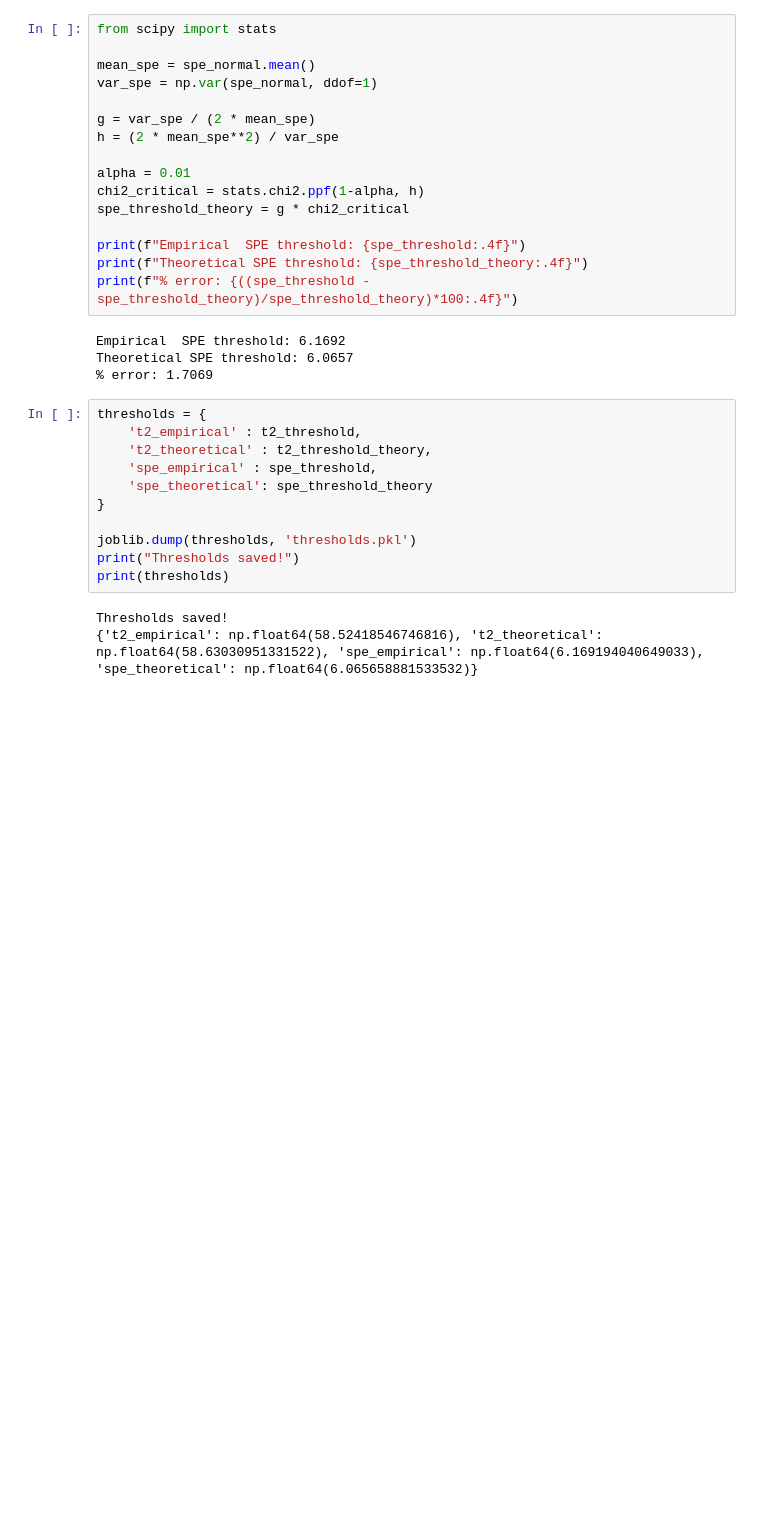
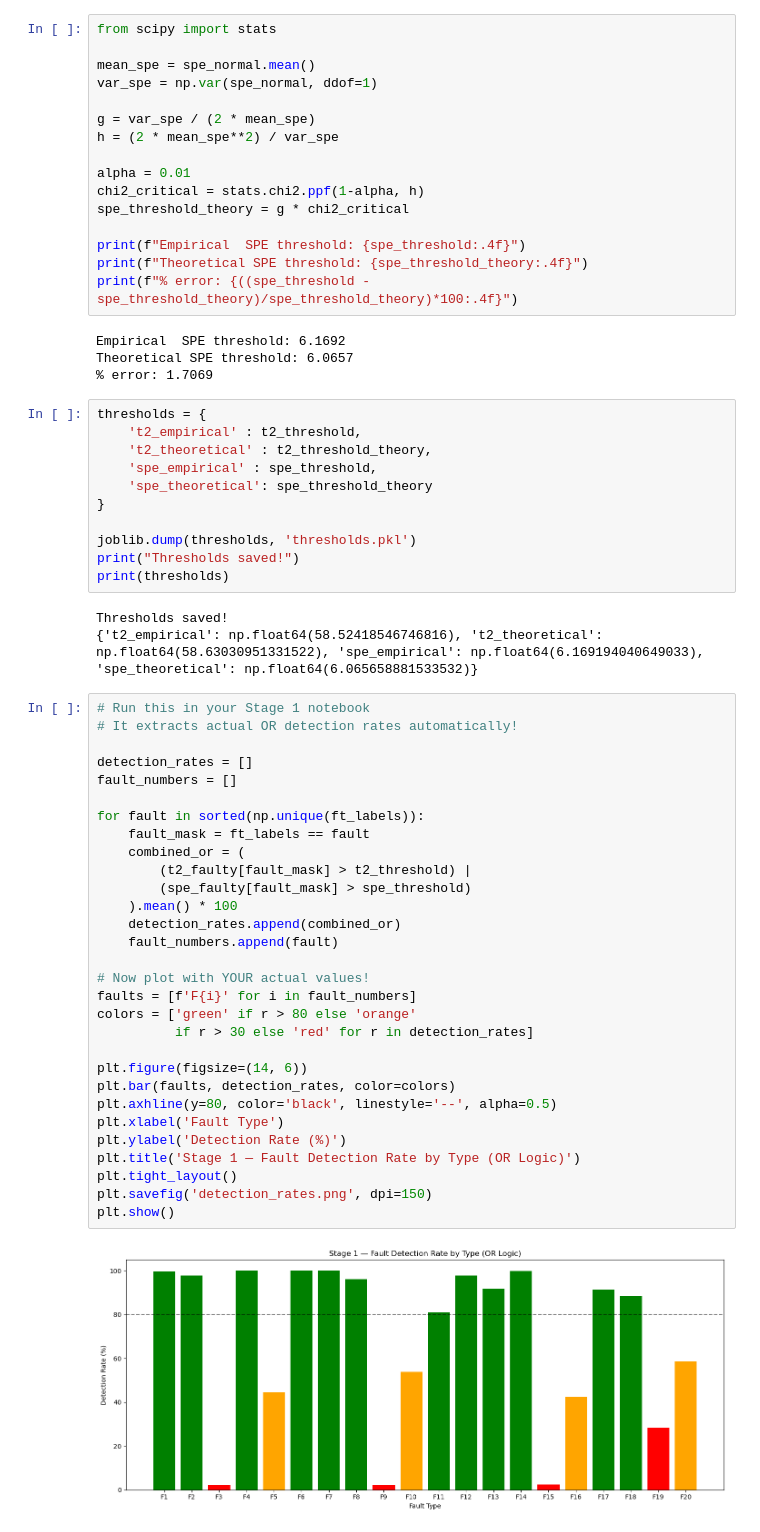
Before and after one commit to demakha/2-Stage-Fault-detection-Model-Prepared-on-Tennessee-Eastman-Data, a Jupyter notebook: AnomalyDetection (Stage_1).ipynb.ipynb, the cells around one changed output. Drawn from its saved outputs; the diff is of its cells as text; blank space fills up the shorter version.

```diff
--- a/AnomalyDetection (Stage_1).ipynb.ipynb
+++ b/AnomalyDetection (Stage_1).ipynb.ipynb
@@ -409,3 +409,35 @@ print(thresholds)
 # %% [output]
 Thresholds saved!
 {'t2_empirical': np.float64(58.52418546746816), 't2_theoretical': np.float64(58.63030951331522), 'spe_empirical': np.float64(6.169194040649033), 'spe_theoretical': np.float64(6.065658881533532)}
+# %%
+# Run this in your Stage 1 notebook
+# It extracts actual OR detection rates automatically!
+
+detection_rates = []
+fault_numbers = []
+
+for fault in sorted(np.unique(ft_labels)):
+    fault_mask = ft_labels == fault
+    combined_or = (
+        (t2_faulty[fault_mask] > t2_threshold) |
+        (spe_faulty[fault_mask] > spe_threshold)
+    ).mean() * 100
+    detection_rates.append(combined_or)
+    fault_numbers.append(fault)
+
+# Now plot with YOUR actual values!
+faults = [f'F{i}' for i in fault_numbers]
+colors = ['green' if r > 80 else 'orange'
+          if r > 30 else 'red' for r in detection_rates]
+
+plt.figure(figsize=(14, 6))
+plt.bar(faults, detection_rates, color=colors)
+plt.axhline(y=80, color='black', linestyle='--', alpha=0.5)
+plt.xlabel('Fault Type')
+plt.ylabel('Detection Rate (%)')
+plt.title('Stage 1 — Fault Detection Rate by Type (OR Logic)')
+plt.tight_layout()
+plt.savefig('detection_rates.png', dpi=150)
+plt.show()
+# %% [output]
+[figure, added]
```
